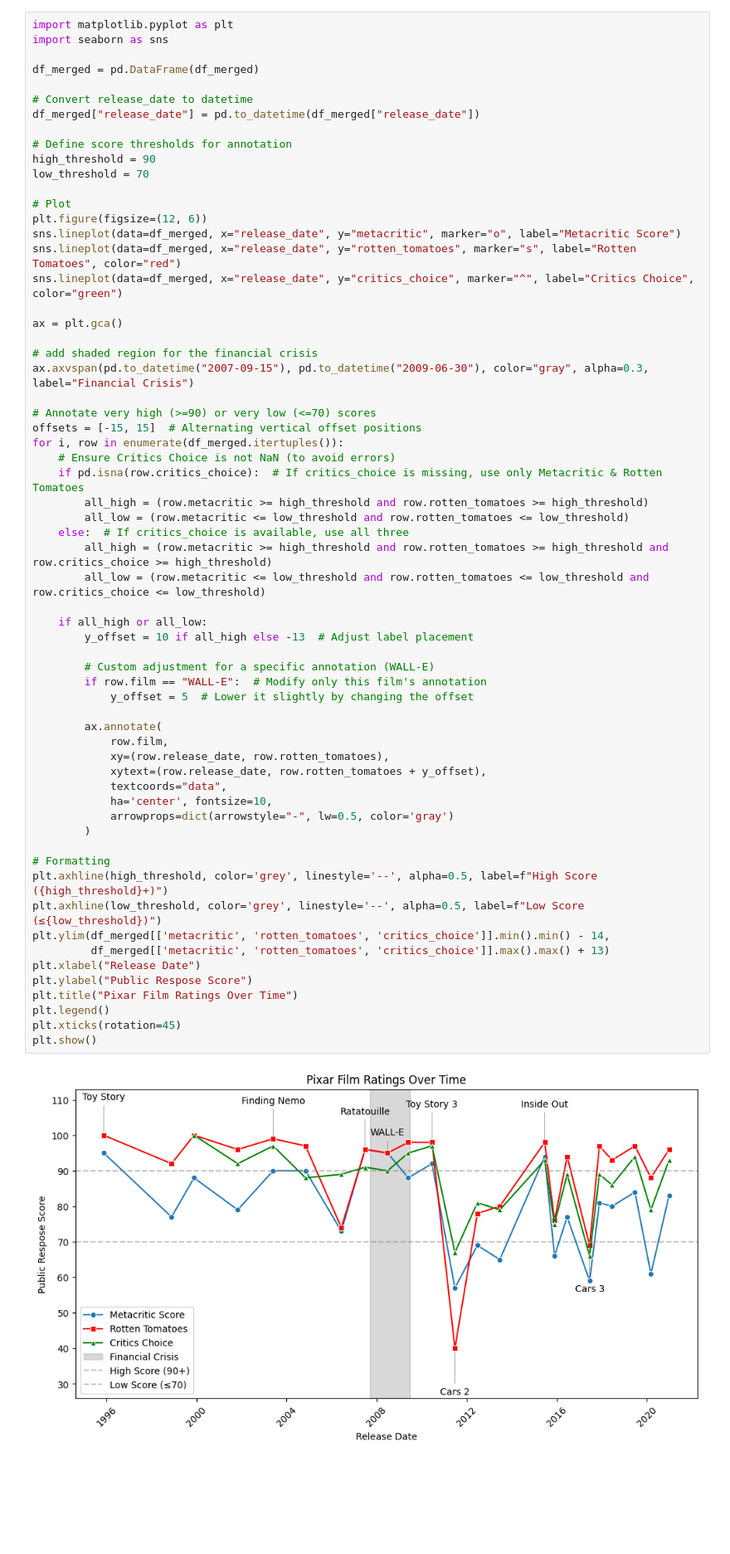
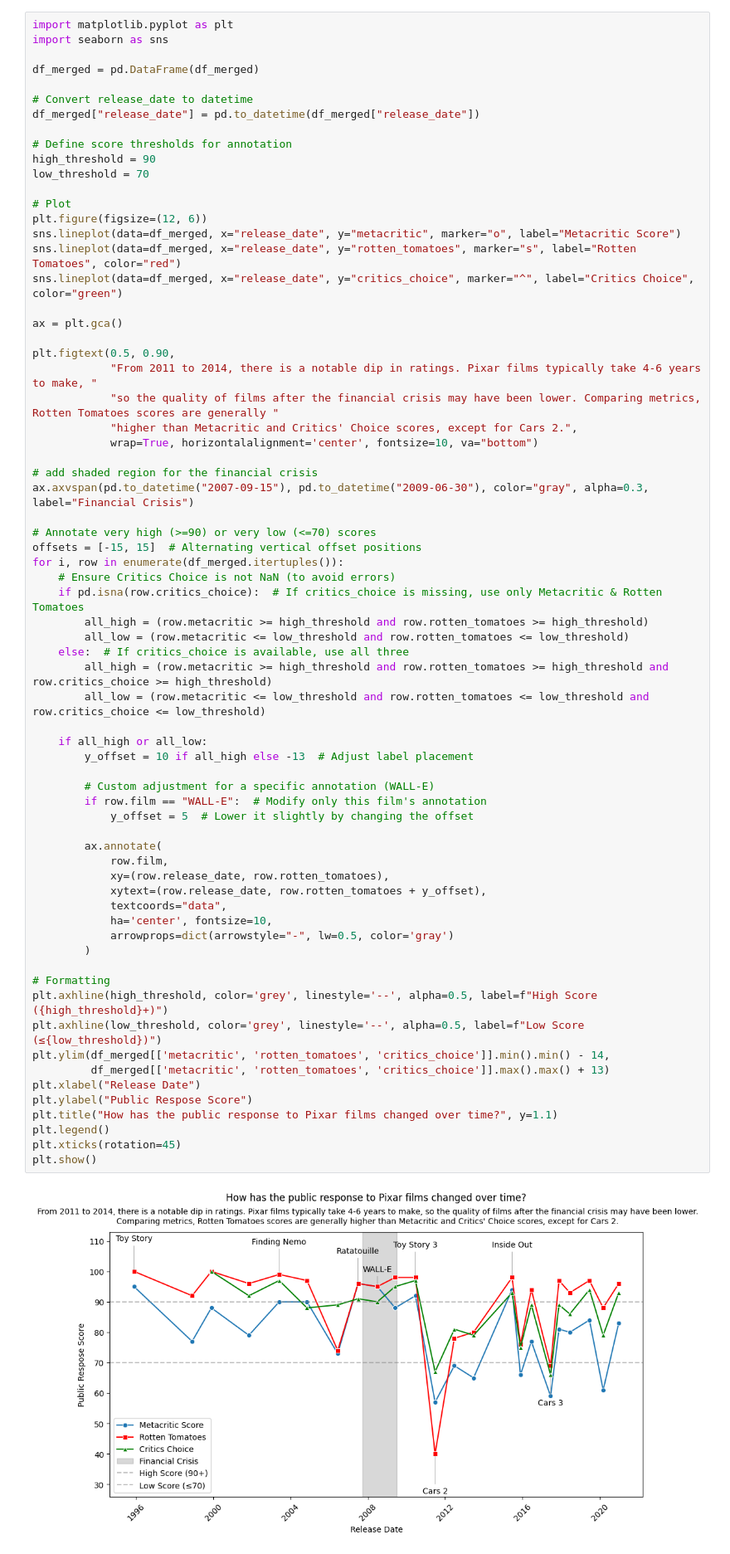
Before and after one commit to kylieainslie/pydy-tuesday, a Jupyter notebook: 2025-03-11/pt_2025-03-11.ipynb, the cells around one changed output. Shown at 83% size. Saved outputs shown, nothing was run; the diff lists cells and outputs as text; blank space fills up the shorter version.

Commit message:
add plot description

```diff
--- a/2025-03-11/pt_2025-03-11.ipynb
+++ b/2025-03-11/pt_2025-03-11.ipynb
@@ -123,6 +123,12 @@ sns.lineplot(data=df_merged, x="release_date", y="rotten_tomatoes", marker="s",
 sns.lineplot(data=df_merged, x="release_date", y="critics_choice", marker="^", label="Critics Choice", color="green")
 
 ax = plt.gca()
+
+plt.figtext(0.5, 0.90,
+            "From 2011 to 2014, there is a notable dip in ratings. Pixar films typically take 4-6 years to make, "
+            "so the quality of films after the financial crisis may have been lower. Comparing metrics, Rotten Tomatoes scores are generally "
+            "higher than Metacritic and Critics' Choice scores, except for Cars 2.",
+            wrap=True, horizontalalignment='center', fontsize=10, va="bottom")
 
 # add shaded region for the financial crisis
 ax.axvspan(pd.to_datetime("2007-09-15"), pd.to_datetime("2009-06-30"), color="gray", alpha=0.3, label="Financial Crisis")
@@ -138,33 +144,33 @@ for i, row in enumerate(df_merged.itertuples()):
         all_high = (row.metacritic >= high_threshold and row.rotten_tomatoes >= high_threshold and row.critics_choice >= high_threshold)
         all_low = (row.metacritic <= low_threshold and row.rotten_tomatoes <= low_threshold and row.critics_choice <= low_threshold)
 
     if all_high or all_low:
         y_offset = 10 if all_high else -13  # Adjust label placement
 
         # Custom adjustment for a specific annotation (WALL-E)
         if row.film == "WALL-E":  # Modify only this film's annotation
             y_offset = 5  # Lower it slightly by changing the offset
 
         ax.annotate(
             row.film,
             xy=(row.release_date, row.rotten_tomatoes),
             xytext=(row.release_date, row.rotten_tomatoes + y_offset),
             textcoords="data",
             ha='center', fontsize=10,
             arrowprops=dict(arrowstyle="-", lw=0.5, color='gray')
         )
 
 # Formatting
 plt.axhline(high_threshold, color='grey', linestyle='--', alpha=0.5, label=f"High Score ({high_threshold}+)")
 plt.axhline(low_threshold, color='grey', linestyle='--', alpha=0.5, label=f"Low Score (≤{low_threshold})")
 plt.ylim(df_merged[['metacritic', 'rotten_tomatoes', 'critics_choice']].min().min() - 14,
          df_merged[['metacritic', 'rotten_tomatoes', 'critics_choice']].max().max() + 13)
 plt.xlabel("Release Date")
 plt.ylabel("Public Respose Score")
-plt.title("Pixar Film Ratings Over Time")
+plt.title("How has the public response to Pixar films changed over time?", y=1.1)
 plt.legend()
 plt.xticks(rotation=45)
 plt.show()
 # %% [output]
-[figure, old version]
+[figure, new version]
 # %% [markdown]
```
Also changed, not shown: parts of 1 cell of this notebook.
